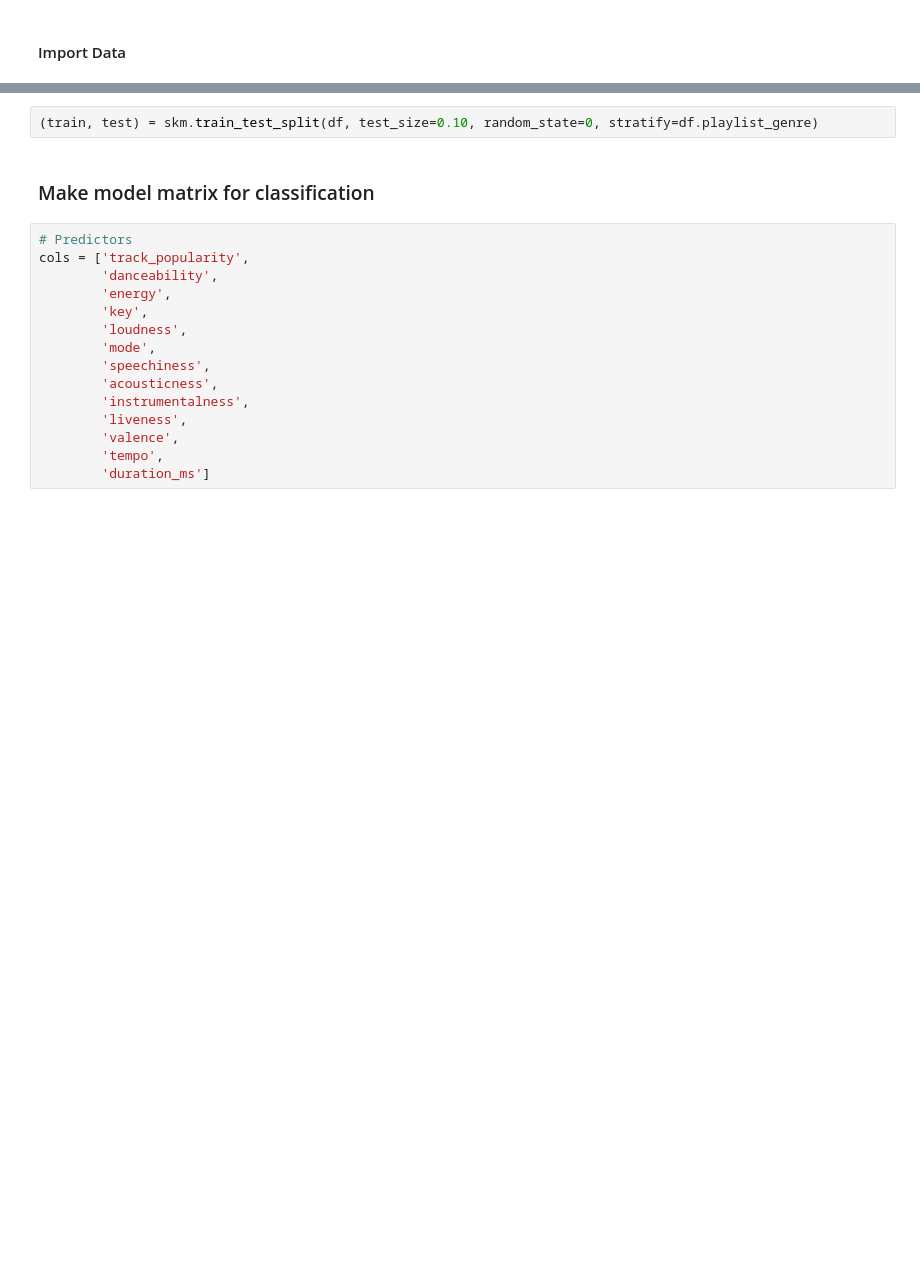
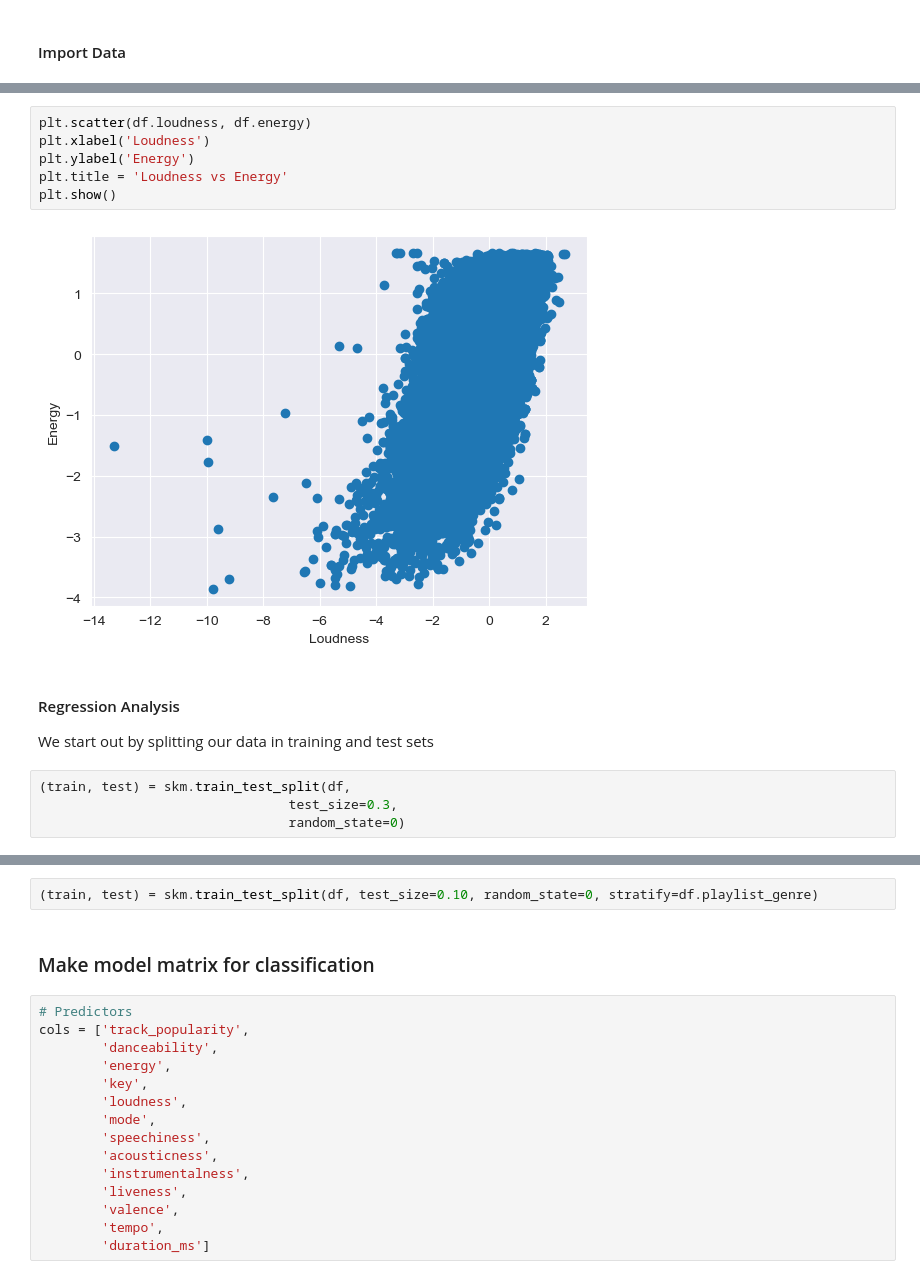
Before and after one commit to jackkrebsbach/stats, a Jupyter notebook: project/analysis.ipynb, the cells around one changed output, grey strips where cells are left out. Drawn from its saved outputs; the diff is of its cells as text; blank space fills up the shorter version.

Commit message:
add full analysis from eli

```diff
--- a/project/analysis.ipynb
+++ b/project/analysis.ipynb
@@ -50,0 +143,15 @@ df.head()
+# %%
+plt.scatter(df.loudness, df.energy)
+plt.xlabel('Loudness')
+plt.ylabel('Energy')
+plt.title = 'Loudness vs Energy'
+plt.show()
+# %% [output]
+[figure, added]
+# %% [markdown]
+#### Regression Analysis
+We start out by splitting our data in training and test sets
+# %%
+(train, test) = skm.train_test_split(df,
+                                test_size=0.3,
+                                random_state=0)
```
Also changed, not shown: parts of 58 cells of this notebook, 9 other files.
